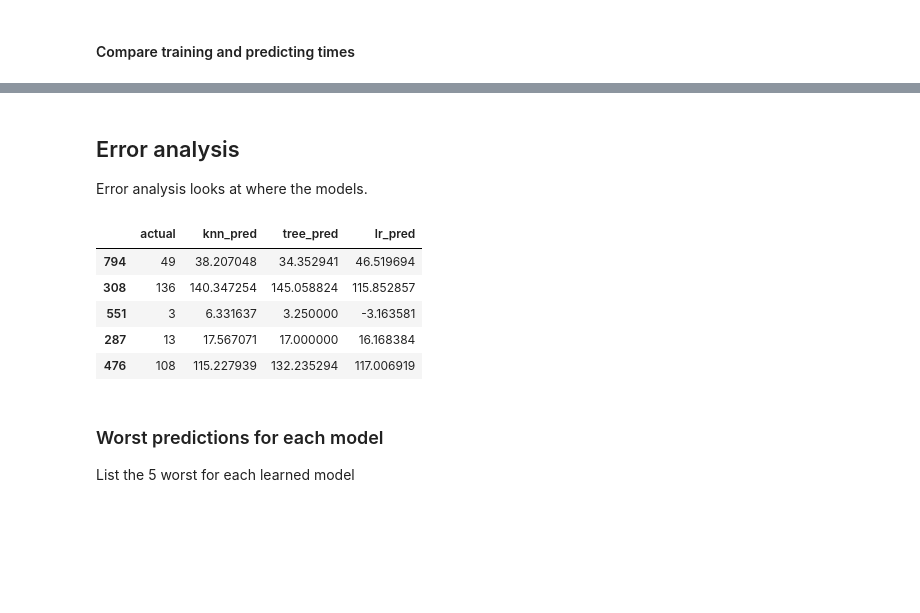
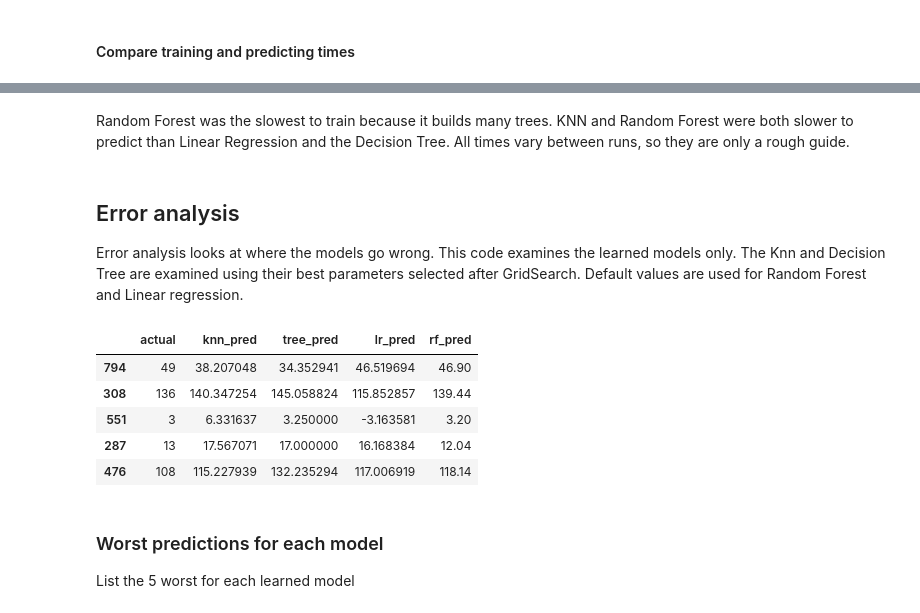
Before and after one commit to Mossyoneill5/CT4101_ML_FPL_Project, a Jupyter notebook: notebooks/03_model_comparison.ipynb, the cells around one changed output, grey strips where cells are left out. Saved outputs shown, nothing was run; the diff lists cells and outputs as text; code cells hidden in the pictures; blank space fills up the shorter version.

```diff
--- a/notebooks/03_model_comparison.ipynb
+++ b/notebooks/03_model_comparison.ipynb
@@ -161,0 +167,12 @@ The tree splits first on minutes in the tree, then on now_cost and selected_by_p
+# %%
+# Random Forest an ensemble of many trees, averaged to reduce a single tree's instability
+rf = make_pipeline(build_preprocessor(), RandomForestRegressor(random_state=42))
+rf_params = {
+    "randomforestregressor__n_estimators": [100, 300, 500],
+    "randomforestregressor__max_features": [1.0, "sqrt"],
+    "randomforestregressor__min_samples_leaf": [1, 5],
+}
+rf_search = GridSearchCV(rf, rf_params, cv=cv, scoring="neg_mean_absolute_error")
+rf_search.fit(X_train, y_train)
+print("Best RF settings:", rf_search.best_params_)
+print(f"Best RF MAE: {-rf_search.best_score_:.2f}")
@@ -232,33 +285,38 @@ plt.show()
+# %% [markdown]
+Random Forest was the slowest to train because it builds many trees. KNN and Random Forest were both slower to predict than Linear Regression and the Decision Tree. All times vary between runs, so they are only a rough guide.
 # %% [markdown]
 ## Error analysis
 
-Error analysis looks at where the models.
+Error analysis looks at where the models go wrong. This code examines the learned models only.
+The Knn and Decision Tree are examined using their best parameters selected after GridSearch.
+Default values are used for Random Forest and Linear regression.
 # %%
-# Predict using the training data and cross-validation
+# Predict using the training data and cross validation
 knn_best = knn_search.best_estimator_
 tree_best = tree_search.best_estimator_
 
 knn_pred = cross_val_predict(knn_best, X_train, y_train, cv=cv)
 tree_pred = cross_val_predict(tree_best, X_train, y_train, cv=cv)
 lr_pred = cross_val_predict(linreg, X_train, y_train, cv=cv)
-
+rf_pred = cross_val_predict(rf, X_train, y_train, cv=cv)
 
 #Make a table to compare actual fpl points to what was predicted by the models
 errors = pd.DataFrame({
     "actual": y_train,
     "knn_pred": knn_pred,
     "tree_pred": tree_pred,
-    "lr_pred": lr_pred
+    "lr_pred": lr_pred,
+    "rf_pred": rf_pred
 })
 
 display(errors.head(5))
 # %% [output]
-|  | actual | knn_pred | tree_pred | lr_pred |
-| 794 | 49 | 38.207048 | 34.352941 | 46.519694 |
-| 308 | 136 | 140.347254 | 145.058824 | 115.852857 |
-| 551 | 3 | 6.331637 | 3.250000 | -3.163581 |
-| 287 | 13 | 17.567071 | 17.000000 | 16.168384 |
-| 476 | 108 | 115.227939 | 132.235294 | 117.006919 |
+|  | actual | knn_pred | tree_pred | lr_pred | rf_pred |
+| 794 | 49 | 38.207048 | 34.352941 | 46.519694 | 46.90 |
+| 308 | 136 | 140.347254 | 145.058824 | 115.852857 | 139.44 |
+| 551 | 3 | 6.331637 | 3.250000 | -3.163581 | 3.20 |
+| 287 | 13 | 17.567071 | 17.000000 | 16.168384 | 12.04 |
+| 476 | 108 | 115.227939 | 132.235294 | 117.006919 | 118.14 |
 # %% [markdown]
 ### Worst predictions for each model
 List the 5 worst for each learned model
```
Also changed, not shown: parts of 19 cells of this notebook.
